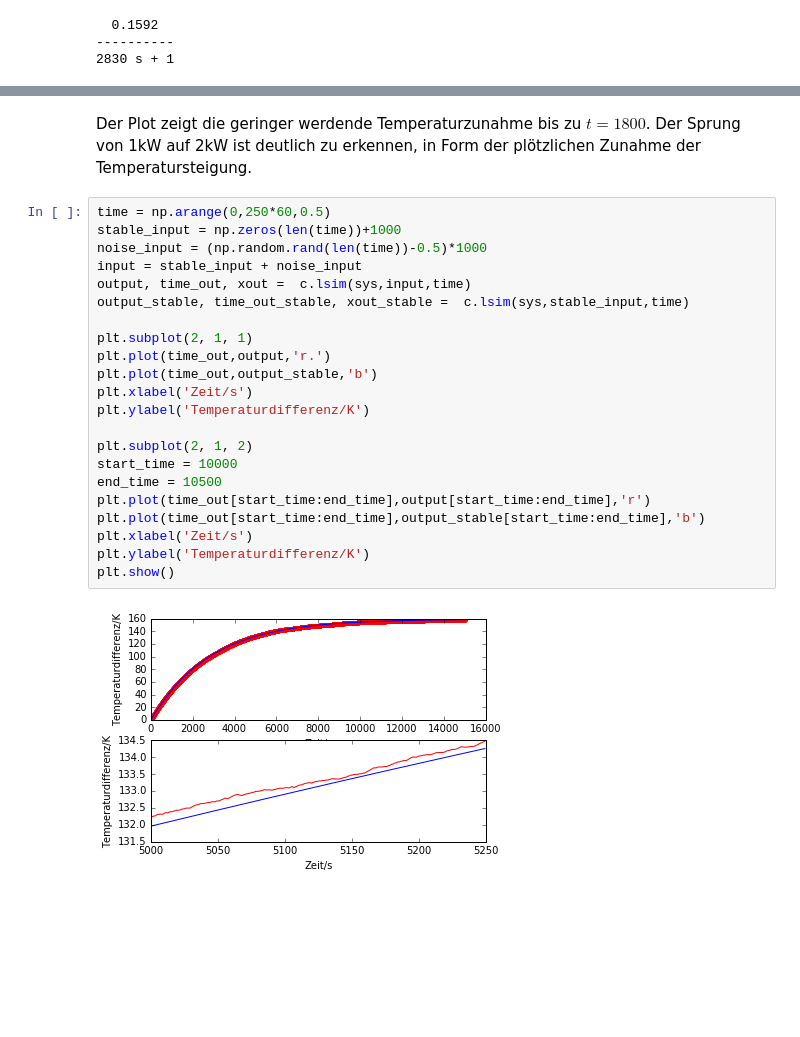
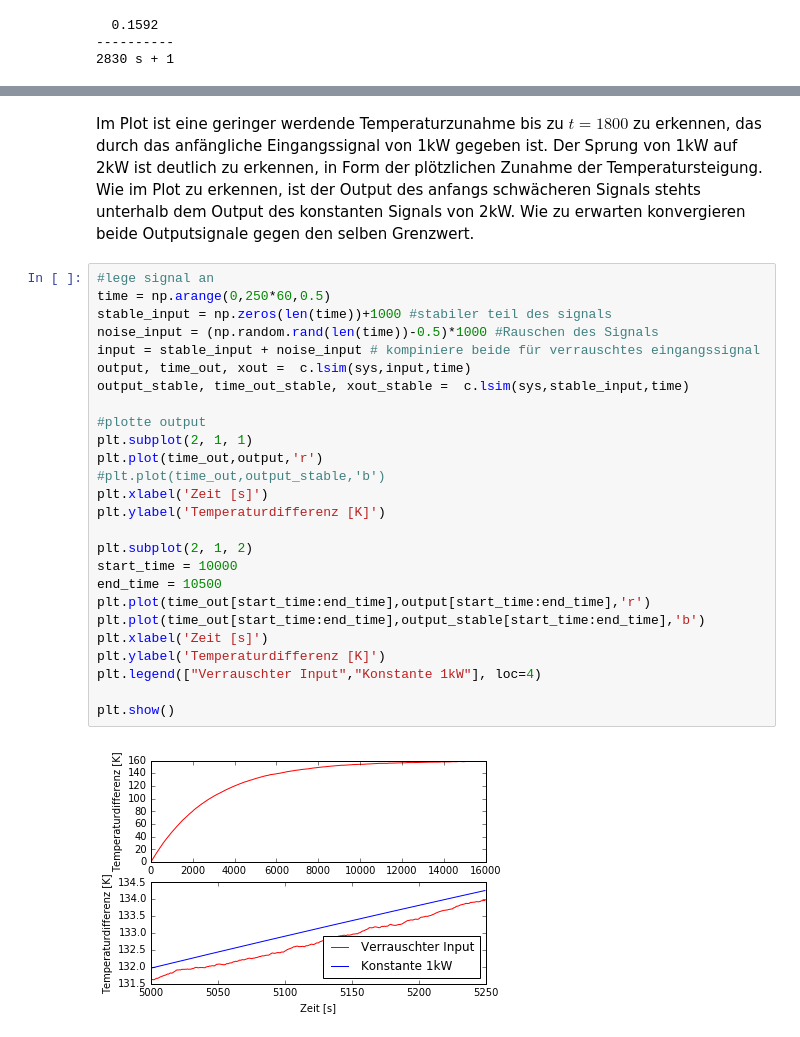
Before and after one commit to patder/Coursework, a Jupyter notebook: Aufgabe2.ipynb, the cells around one changed output, grey strips where cells are left out. Saved outputs shown, nothing was run; the diff lists cells and outputs as text; blank space fills up the shorter version.

```diff
--- a/Aufgabe2.ipynb
+++ b/Aufgabe2.ipynb
@@ -128,27 +142,31 @@ plt.grid()
 # %% [markdown]
-Der Plot zeigt die geringer werdende Temperaturzunahme bis zu $t=1800$. Der Sprung von 1kW auf 2kW ist deutlich zu erkennen, in Form der plötzlichen Zunahme der Temperatursteigung.
+Im Plot ist eine geringer werdende Temperaturzunahme bis zu $t=1800$ zu erkennen, das durch das anfängliche Eingangssignal von 1kW gegeben ist. Der Sprung von 1kW auf 2kW ist deutlich zu erkennen, in Form der plötzlichen Zunahme der Temperatursteigung. Wie im Plot zu erkennen, ist der Output des anfangs schwächeren Signals stehts unterhalb dem Output des konstanten Signals von 2kW. Wie zu erwarten konvergieren beide Outputsignale gegen den selben Grenzwert.
 # %%
+#lege signal an
 time = np.arange(0,250*60,0.5)
-stable_input = np.zeros(len(time))+1000
-noise_input = (np.random.rand(len(time))-0.5)*1000
-input = stable_input + noise_input
+stable_input = np.zeros(len(time))+1000 #stabiler teil des signals
+noise_input = (np.random.rand(len(time))-0.5)*1000 #Rauschen des Signals
+input = stable_input + noise_input # kompiniere beide für verrauschtes eingangssignal
 output, time_out, xout =  c.lsim(sys,input,time)
 output_stable, time_out_stable, xout_stable =  c.lsim(sys,stable_input,time)
 
+#plotte output
 plt.subplot(2, 1, 1)
-plt.plot(time_out,output,'r.')
-plt.plot(time_out,output_stable,'b')
-plt.xlabel('Zeit/s')
-plt.ylabel('Temperaturdifferenz/K')
+plt.plot(time_out,output,'r')
+#plt.plot(time_out,output_stable,'b')
+plt.xlabel('Zeit [s]')
+plt.ylabel('Temperaturdifferenz [K]')
 
 plt.subplot(2, 1, 2)
 start_time = 10000
 end_time = 10500
 plt.plot(time_out[start_time:end_time],output[start_time:end_time],'r')
 plt.plot(time_out[start_time:end_time],output_stable[start_time:end_time],'b')
-plt.xlabel('Zeit/s')
-plt.ylabel('Temperaturdifferenz/K')
+plt.xlabel('Zeit [s]')
+plt.ylabel('Temperaturdifferenz [K]')
+plt.legend(["Verrauschter Input","Konstante 1kW"], loc=4)
+
 plt.show()
 # %% [output]
-[figure, old version]
+[figure, new version]
 # %% [markdown]
```
Also changed, not shown: parts of 13 cells of this notebook, 2 other files.
